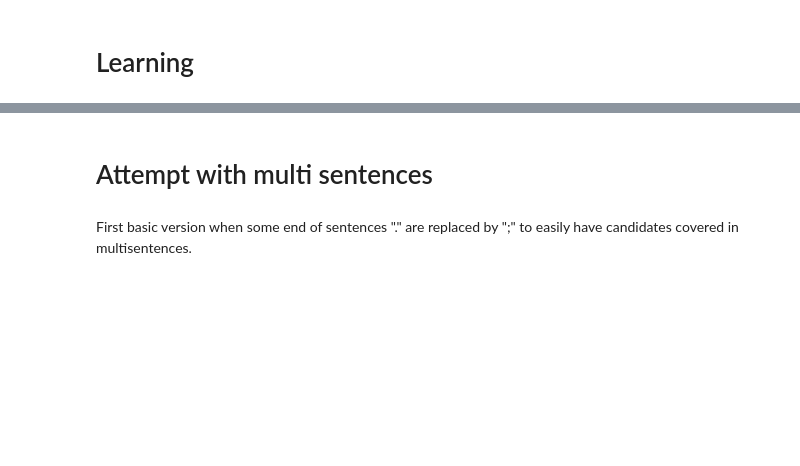
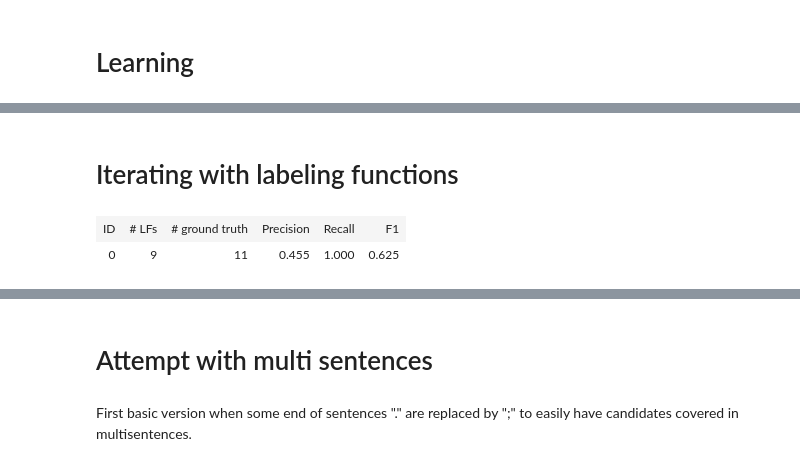
Before and after one commit to ThomasPalomares/ddlite, a Jupyter notebook: examples/GenePhenoArabidopsis.ipynb, the cells around one changed output, grey strips where cells are left out. Cells and saved outputs as stored; diff of their text form; code cells hidden in the pictures; blank space fills up the shorter version.

```diff
--- a/examples/GenePhenoArabidopsis.ipynb
+++ b/examples/GenePhenoArabidopsis.ipynb
@@ -287,0 +332,7 @@ DDL.lowest_empirical_f1_lfs(n=10)
+# %% [markdown]
+# Iterating with labeling functions
+# %%
+DDL.show_log()
+# %% [output]
+| ID | # LFs | # ground truth | Precision | Recall | F1 |
+| 0 | 9 | 11 | 0.455 | 1.000 | 0.625 |
```
Also changed, not shown: parts of 13 cells of this notebook.
